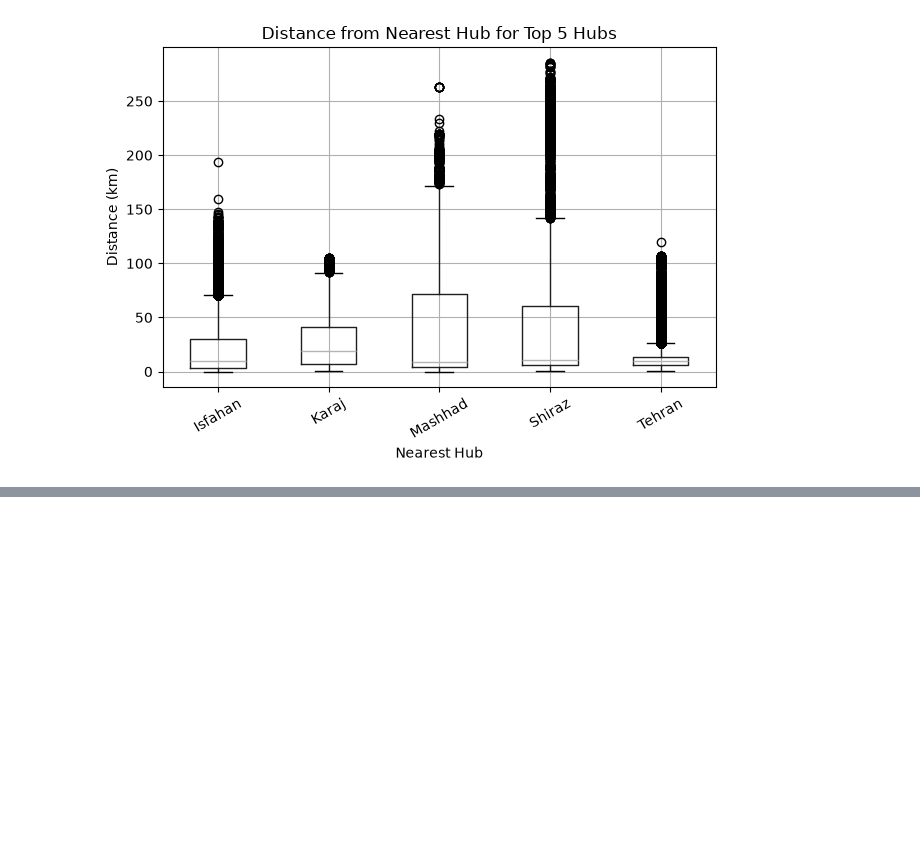
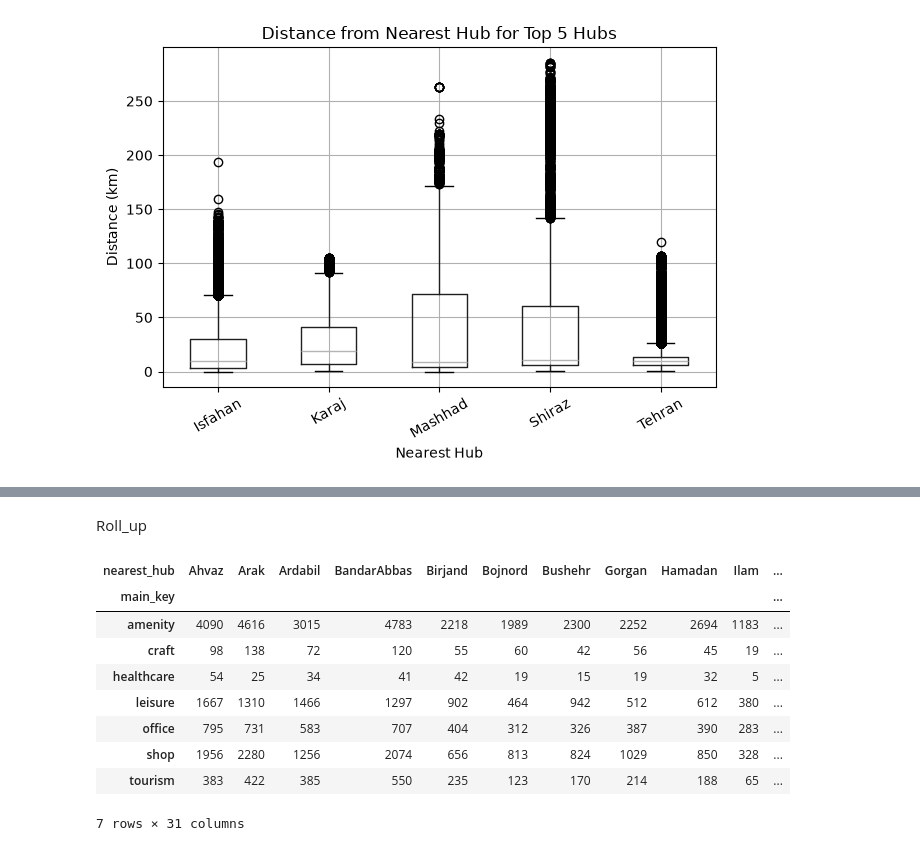
Before and after one commit to Ali-Karkhaneh1384/Data-Mining1, a Jupyter notebook: Data_Mining.ipynb, the cells around one changed output, grey strips where cells are left out. Cells and saved outputs as stored; diff of their text form; code cells hidden in the pictures; blank space fills up the shorter version.

```diff
--- a/Data_Mining.ipynb
+++ b/Data_Mining.ipynb
@@ -765,0 +801,24 @@ plt.show()
+# %% [markdown]
+Roll_up
+# %%
+roll_down = pd.pivot_table(
+    Full_data,
+    index=["main_key"],
+    columns="nearest_hub",
+    aggfunc="size",
+    fill_value=0
+)
+
+
+display(roll_down)
+# %% [output]
+| nearest_hub | Ahvaz | Arak | Ardabil | BandarAbbas | Birjand | Bojnord | Bushehr | Gorgan | Hamadan | Ilam | ... |
+| main_key |  |  |  |  |  |  |  |  |  |  | ... |
+| amenity | 4090 | 4616 | 3015 | 4783 | 2218 | 1989 | 2300 | 2252 | 2694 | 1183 | ... |
+| craft | 98 | 138 | 72 | 120 | 55 | 60 | 42 | 56 | 45 | 19 | ... |
+| healthcare | 54 | 25 | 34 | 41 | 42 | 19 | 15 | 19 | 32 | 5 | ... |
+| leisure | 1667 | 1310 | 1466 | 1297 | 902 | 464 | 942 | 512 | 612 | 380 | ... |
+| office | 795 | 731 | 583 | 707 | 404 | 312 | 326 | 387 | 390 | 283 | ... |
+| shop | 1956 | 2280 | 1256 | 2074 | 656 | 813 | 824 | 1029 | 850 | 328 | ... |
+| tourism | 383 | 422 | 385 | 550 | 235 | 123 | 170 | 214 | 188 | 65 | ... |
+7 rows × 31 columns
```
Also changed, not shown: parts of 7 cells of this notebook.
